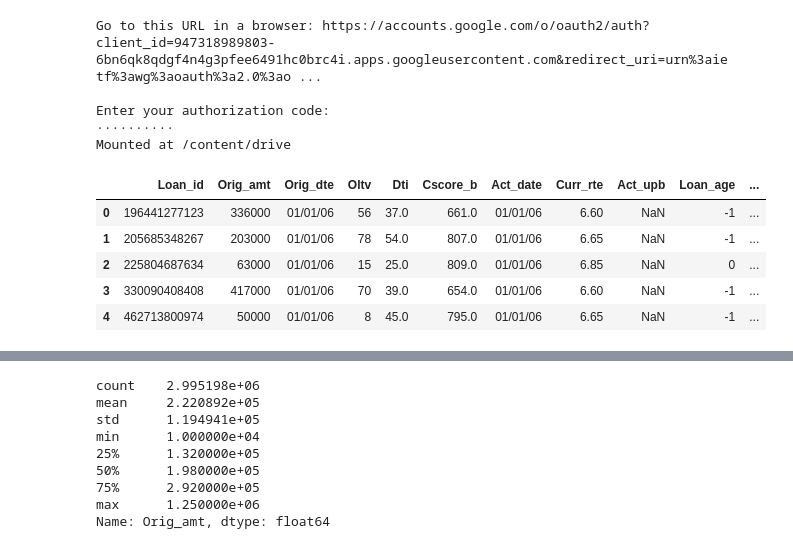
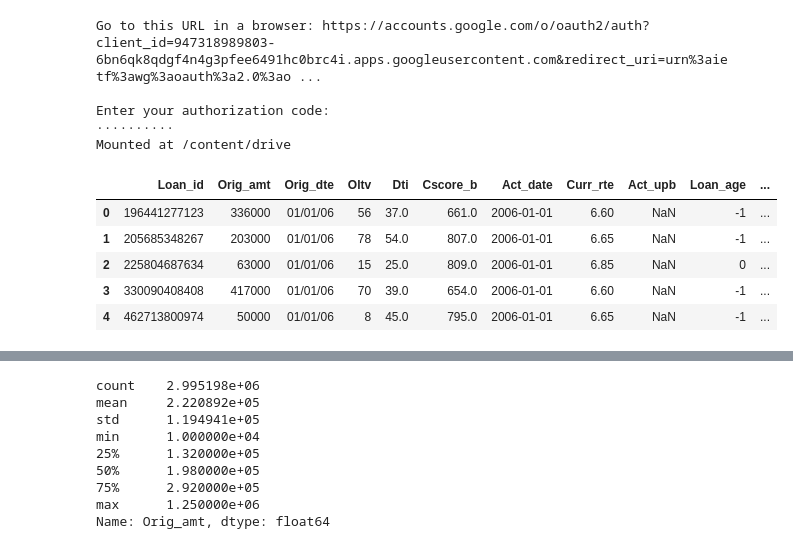
Before and after one commit to ArjavMehta01/Truist-Credit_Risk_SAS, a Jupyter notebook: quarterly.ipynb, the cells around one changed output, grey strips where cells are left out. Drawn from its saved outputs; the diff is of its cells as text; code cells hidden in the pictures.

```diff
--- a/quarterly.ipynb
+++ b/quarterly.ipynb
@@ -62,14 +63,15 @@ Enter your authorization code:
 Mounted at /content/drive
 # %%
 cur = pd.read_csv('/content/drive/My Drive/summer project/Copy of cur.csv')
-# %%
-cur.head()
-# %% [output]
-|  | Loan_id | Orig_amt | Orig_dte | Oltv | Dti | Cscore_b | Act_date | Curr_rte | Act_upb | Loan_age | ... |
-| 0 | 196441277123 | 336000 | 01/01/06 | 56 | 37.0 | 661.0 | 01/01/06 | 6.60 | NaN | -1 | ... |
-| 1 | 205685348267 | 203000 | 01/01/06 | 78 | 54.0 | 807.0 | 01/01/06 | 6.65 | NaN | -1 | ... |
-| 2 | 225804687634 | 63000 | 01/01/06 | 15 | 25.0 | 809.0 | 01/01/06 | 6.85 | NaN | 0 | ... |
-| 3 | 330090408408 | 417000 | 01/01/06 | 70 | 39.0 | 654.0 | 01/01/06 | 6.60 | NaN | -1 | ... |
-| 4 | 462713800974 | 50000 | 01/01/06 | 8 | 45.0 | 795.0 | 01/01/06 | 6.65 | NaN | -1 | ... |
+# %%
+cur['Act_date']= pd.to_datetime(cur['Act_date'])
+cur.head()
+# %% [output]
+|  | Loan_id | Orig_amt | Orig_dte | Oltv | Dti | Cscore_b | Act_date | Curr_rte | Act_upb | Loan_age | ... |
+| 0 | 196441277123 | 336000 | 01/01/06 | 56 | 37.0 | 661.0 | 2006-01-01 | 6.60 | NaN | -1 | ... |
+| 1 | 205685348267 | 203000 | 01/01/06 | 78 | 54.0 | 807.0 | 2006-01-01 | 6.65 | NaN | -1 | ... |
+| 2 | 225804687634 | 63000 | 01/01/06 | 15 | 25.0 | 809.0 | 2006-01-01 | 6.85 | NaN | 0 | ... |
+| 3 | 330090408408 | 417000 | 01/01/06 | 70 | 39.0 | 654.0 | 2006-01-01 | 6.60 | NaN | -1 | ... |
+| 4 | 462713800974 | 50000 | 01/01/06 | 8 | 45.0 | 795.0 | 2006-01-01 | 6.65 | NaN | -1 | ... |
 # %%
 de = pd.read_csv('/content/drive/My Drive/summer project/Copy of del.csv')
```
Also changed, not shown: parts of 8 cells of this notebook.
